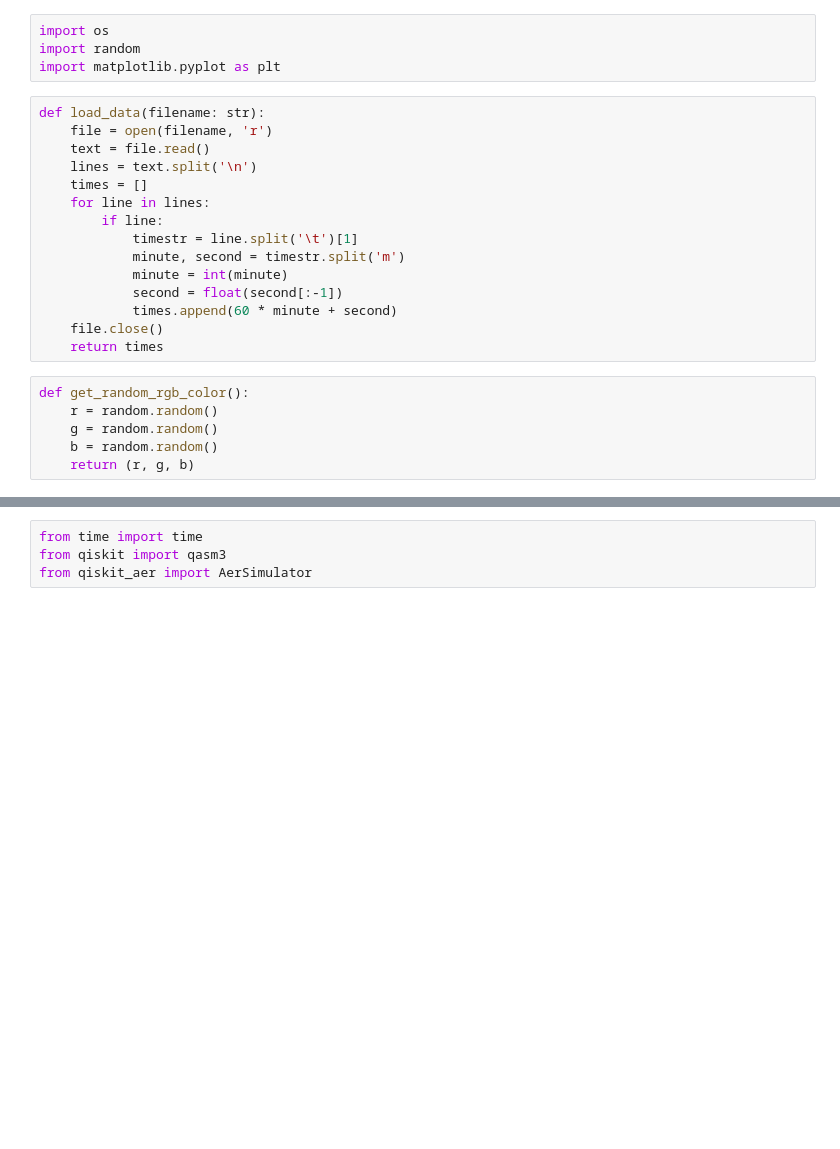
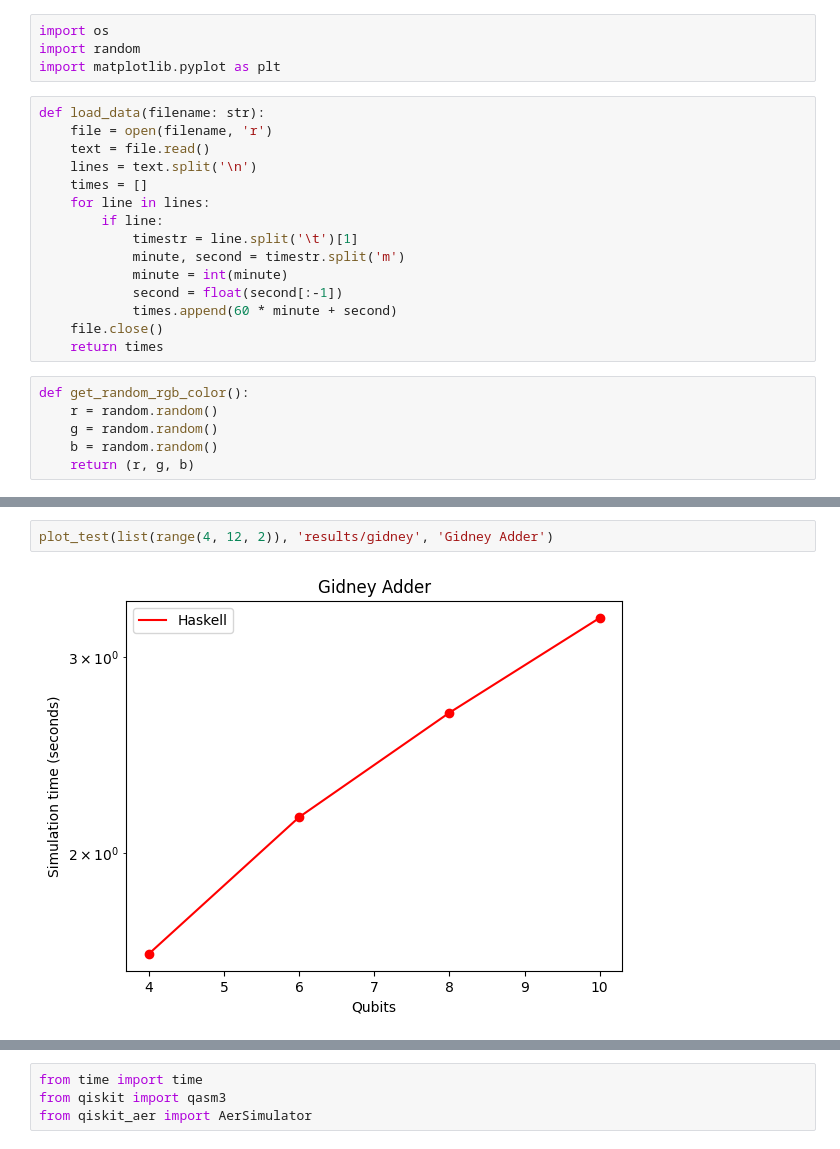
Before and after one commit to ian-turner/dpq-bench, a Jupyter notebook: graphs.ipynb, the cells around one changed output, grey strips where cells are left out. Drawn from its saved outputs; the diff is of its cells as text; blank space fills up the shorter version.

```diff
--- a/graphs.ipynb
+++ b/graphs.ipynb
@@ -65,3 +64,7 @@ plot_test(list(range(8, 15)), 'results/cuccaroadder', 'Cuccaro Adder')
+# %%
+plot_test(list(range(4, 12, 2)), 'results/gidney', 'Gidney Adder')
+# %% [output]
+[figure, added]
 # %%
 plot_test(list(range(4, 32, 4)), 'results/maxcut/p1', 'MaxCut (p=1)')
 # %% [output]
```
Also changed, not shown: parts of 12 cells of this notebook, 27 other files.
